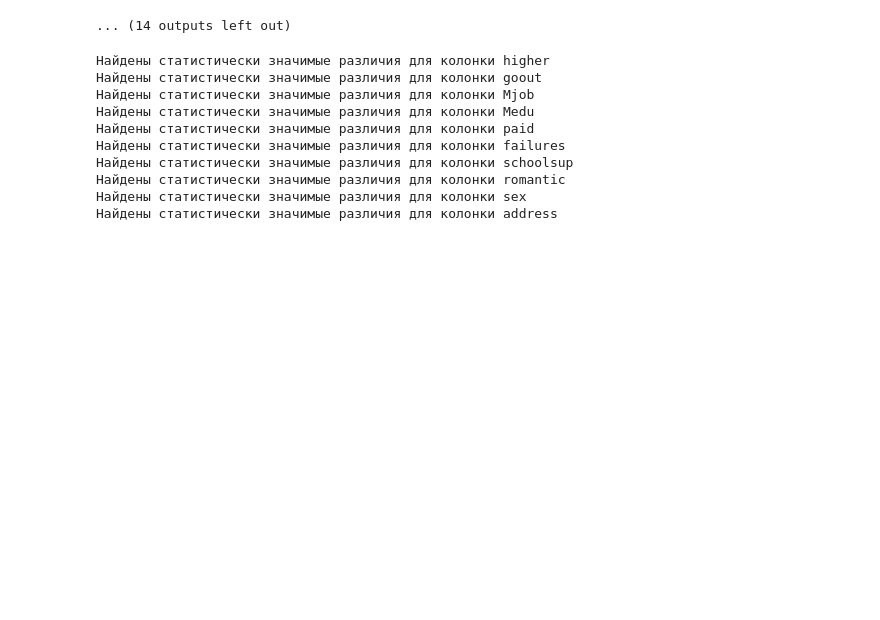
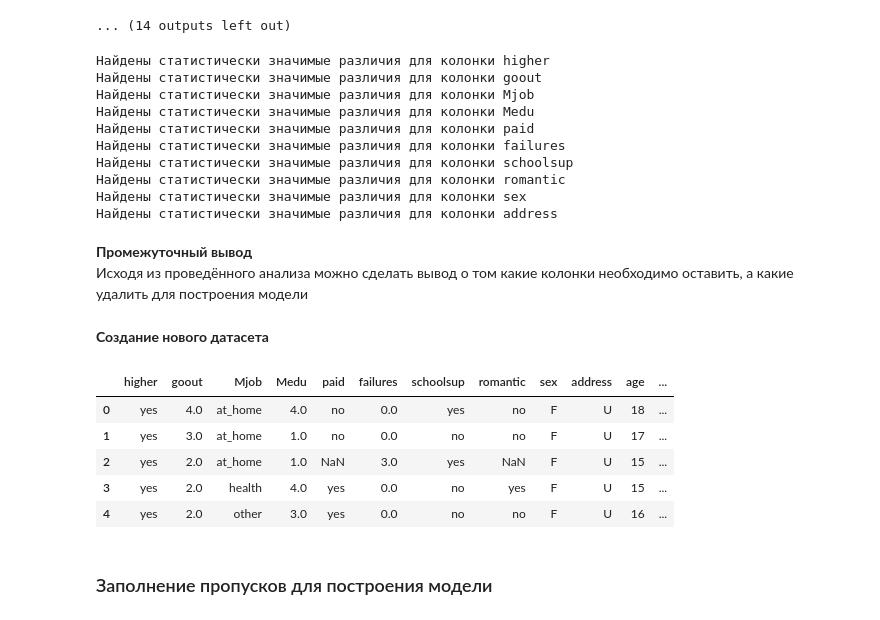
Before and after one commit to g0dzef/ML, a Jupyter notebook: module_2/Student_EDA.ipynb, the cells around one changed output. Cells and saved outputs as stored; diff of their text form; code cells hidden in the pictures; blank space fills up the shorter version.

```diff
--- a/module_2/Student_EDA.ipynb
+++ b/module_2/Student_EDA.ipynb
@@ -569,3 +568,24 @@ for col in cols:
 Найдены статистически значимые различия для колонки romantic
 Найдены статистически значимые различия для колонки sex
 Найдены статистически значимые различия для колонки address
+# %% [markdown]
+**Промежуточный вывод**
+<br>
+Исходя из проведённого анализа можно сделать вывод о том какие колонки необходимо оставить, а какие удалить для построения модели
+# %%
+new_cols = list(important_for_model+(['age','studytime','score']))
+# %% [markdown]
+**Создание нового датасета**
+# %%
+stud_eda_new = stud_eda[new_cols]
+# %%
+stud_eda_new.head()
+# %% [output]
+|  | higher | goout | Mjob | Medu | paid | failures | schoolsup | romantic | sex | address | age | ... |
+| 0 | yes | 4.0 | at_home | 4.0 | no | 0.0 | yes | no | F | U | 18 | ... |
+| 1 | yes | 3.0 | at_home | 1.0 | no | 0.0 | no | no | F | U | 17 | ... |
+| 2 | yes | 2.0 | at_home | 1.0 | NaN | 3.0 | yes | NaN | F | U | 15 | ... |
+| 3 | yes | 2.0 | health | 4.0 | yes | 0.0 | no | yes | F | U | 15 | ... |
+| 4 | yes | 2.0 | other | 3.0 | yes | 0.0 | no | no | F | U | 16 | ... |
+# %% [markdown]
+### Заполнение пропусков для построения модели
```
Also changed, not shown: parts of 7 cells of this notebook.
